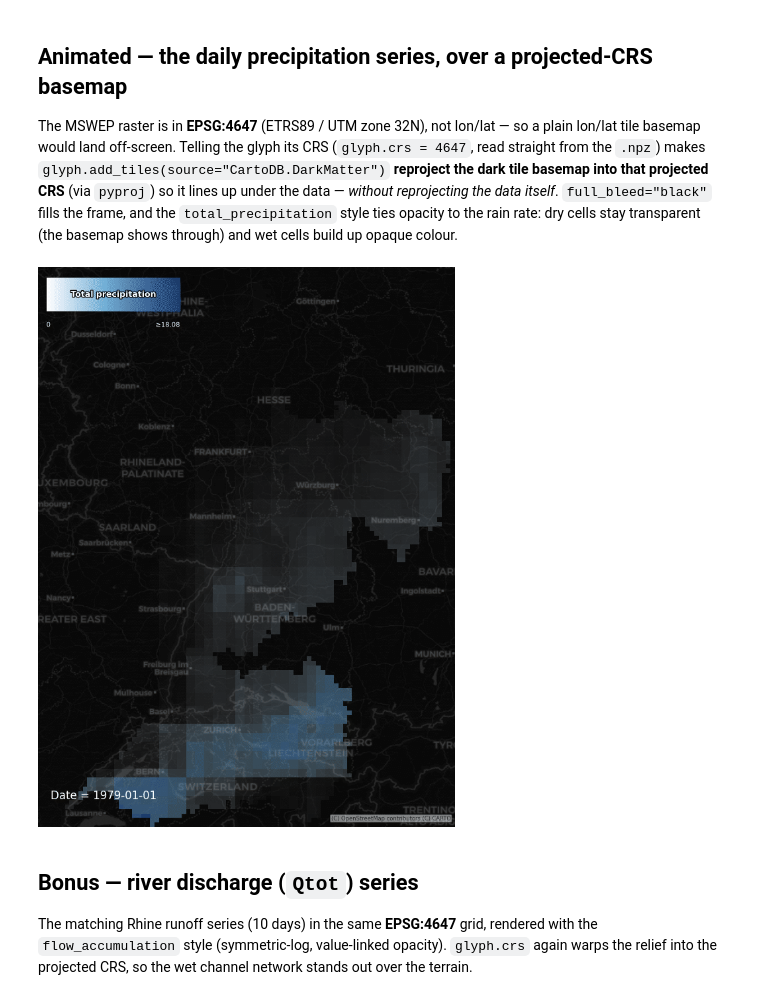
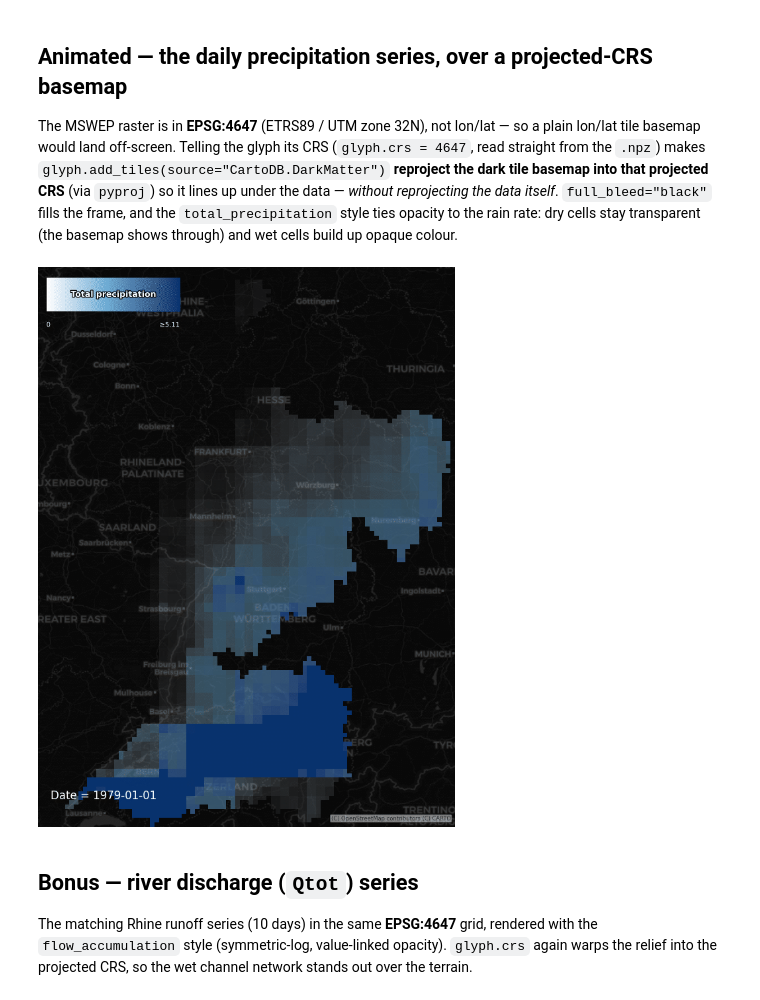
Before and after one commit to serapeum-org/cleopatra, a Jupyter notebook: docs/notebooks/presets/precipitation_animation.ipynb, the cells around one changed output. Saved outputs shown, nothing was run; the diff lists cells and outputs as text; code cells hidden in the pictures.

```diff
--- a/docs/notebooks/presets/precipitation_animation.ipynb
+++ b/docs/notebooks/presets/precipitation_animation.ipynb
@@ -35,13 +35,13 @@ One frame with the `total_precipitation` style, `ArrayGlyph.plot` over the same
 animation — `glyph.crs` reprojects the dark tile basemap to match the projected data. The style ties opacity to the
 rain, so dry cells stay transparent and the basemap shows through.
 # %%
-pmax = float(np.nanmax(precip))
+pcap = float(np.nanpercentile(precip, 97))   # scale to the top of ordinary rain (not the rare peak) so cells read clearly
 day = int(np.nanargmax([np.nansum(f) for f in precip]))
 pw, pe, ps, pn = p_ext
 glyph = ArrayGlyph(precip[day], extent=[pw, ps, pe, pn])
 glyph.crs = p_crs                    # EPSG:4647 -> add_tiles reprojects the dark basemap to match
 glyph.add_tiles(source="CartoDB.DarkMatter")             # detailed dark web-tile basemap under the precip
-glyph.plot(style="total_precipitation", vmin=0, vmax=pmax,
+glyph.plot(style="total_precipitation", vmin=0, vmax=pcap,
            full_bleed="black", colorbar=ColorBar(label_color="white"))
 plt.show()
 # %% [output]
@@ -58,18 +58,18 @@ wet cells build up opaque colour.
 # %%
 pw, pe, ps, pn = p_ext
 glyph = ArrayGlyph(precip, extent=[pw, ps, pe, pn])
 glyph.crs = p_crs                    # EPSG:4647 -> add_tiles reprojects the dark basemap to match
 glyph.add_tiles(source="CartoDB.DarkMatter")             # dark web-tile basemap, drawn under the frames
-anim = glyph.animate(p_labels, style="total_precipitation", vmin=0, vmax=pmax,
+anim = glyph.animate(p_labels, style="total_precipitation", vmin=0, vmax=pcap,
                      frame_label=FrameLabel(location=[pw + 0.03 * (pe - pw),
                                                       ps + 0.05 * (pn - ps)],
                                             color="white"),
                      interval=500, full_bleed="black",
                      colorbar=ColorBar(label_color="white"))
 plt.close(glyph.fig)
 embed_gif(anim, fps=2)
 # %% [output]
-[figure, old version]
+[figure, new version]
 # %% [markdown]
 ## Bonus — river discharge (`Qtot`) series
 
```
Also changed, not shown: parts of 1 cell of this notebook.
